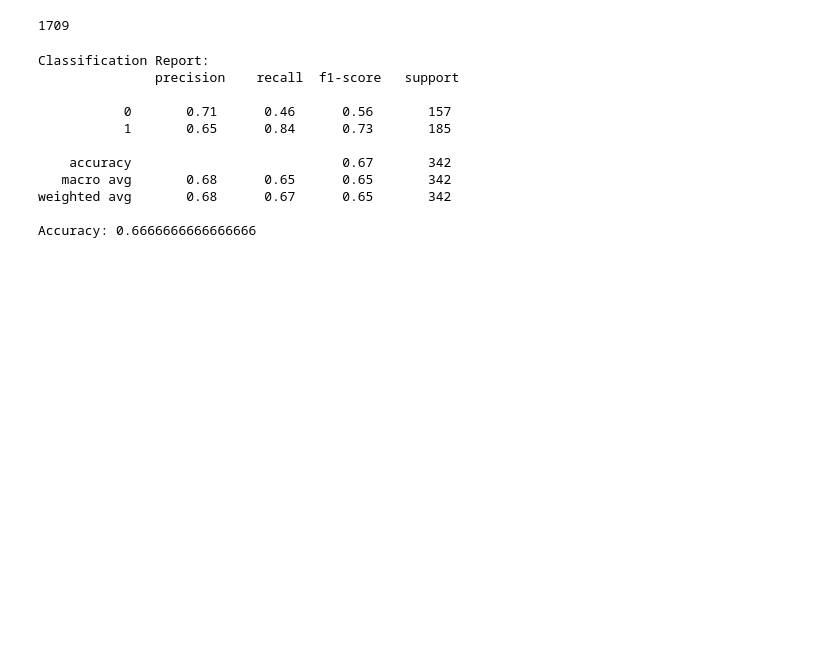
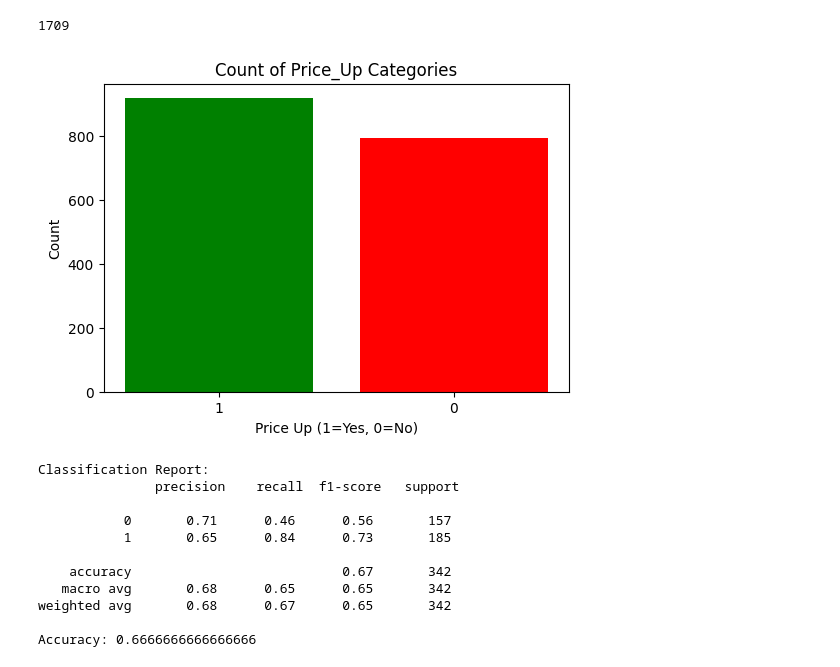
Before and after one commit to sejfovskienes/training-model-strong, a Jupyter notebook: classification/preprocess_and_train.ipynb, the cells around one changed output. Saved outputs shown, nothing was run; the diff lists cells and outputs as text; code cells hidden in the pictures; blank space fills up the shorter version.

```diff
--- a/classification/preprocess_and_train.ipynb
+++ b/classification/preprocess_and_train.ipynb
@@ -40 +42,12 @@ from sklearn.metrics import classification_report, confusion_matrix, accuracy_sc
+# %%
+counts = df['Price_Up'].value_counts()
+
+plt.figure(figsize=(6,4))
+plt.bar(counts.index.astype(str), counts.values, color=['green','red'])
+plt.xlabel('Price Up (1=Yes, 0=No)')
+plt.ylabel('Count')
+plt.title('Count of Price_Up Categories')
+plt.show()
+# %% [output]
+[figure, added]
 # %%
```
Also changed, not shown: parts of 3 cells of this notebook, 3 other files.
